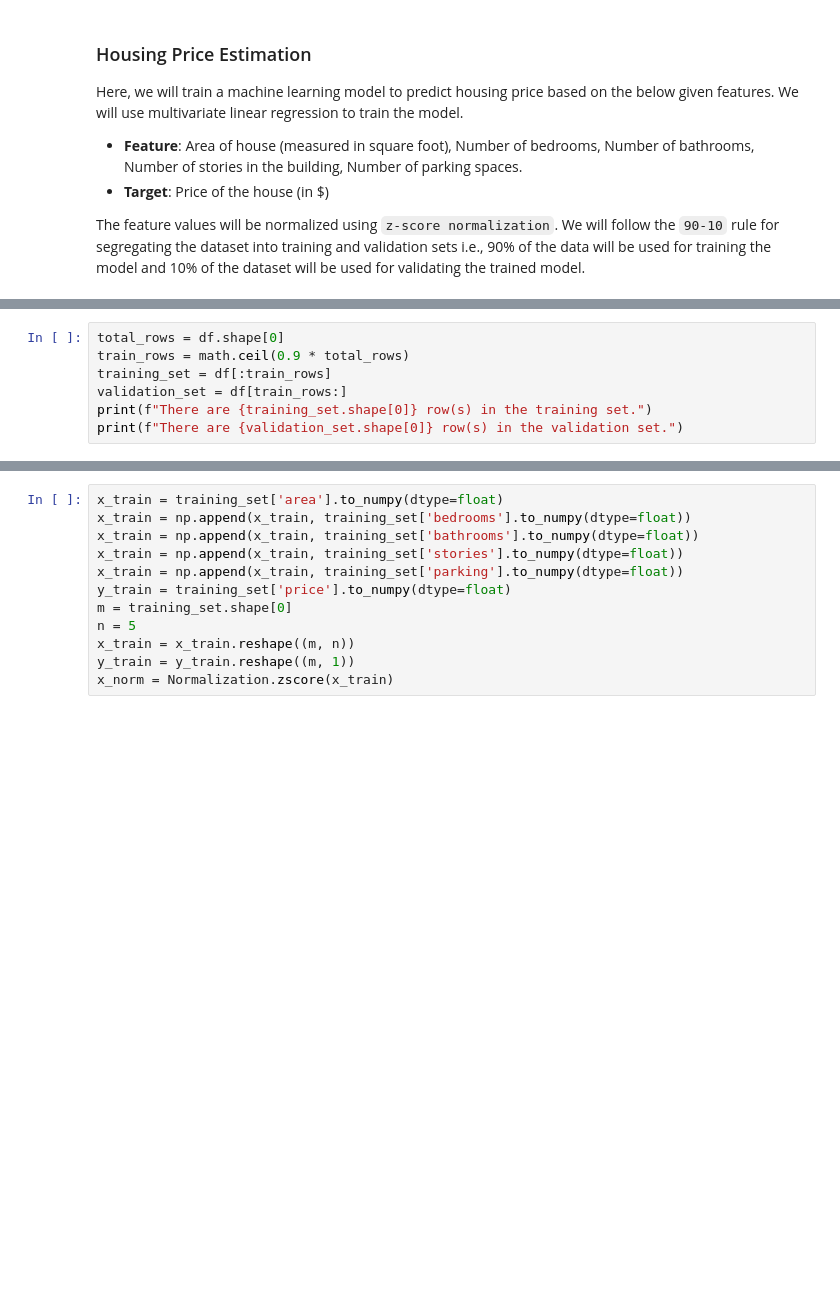
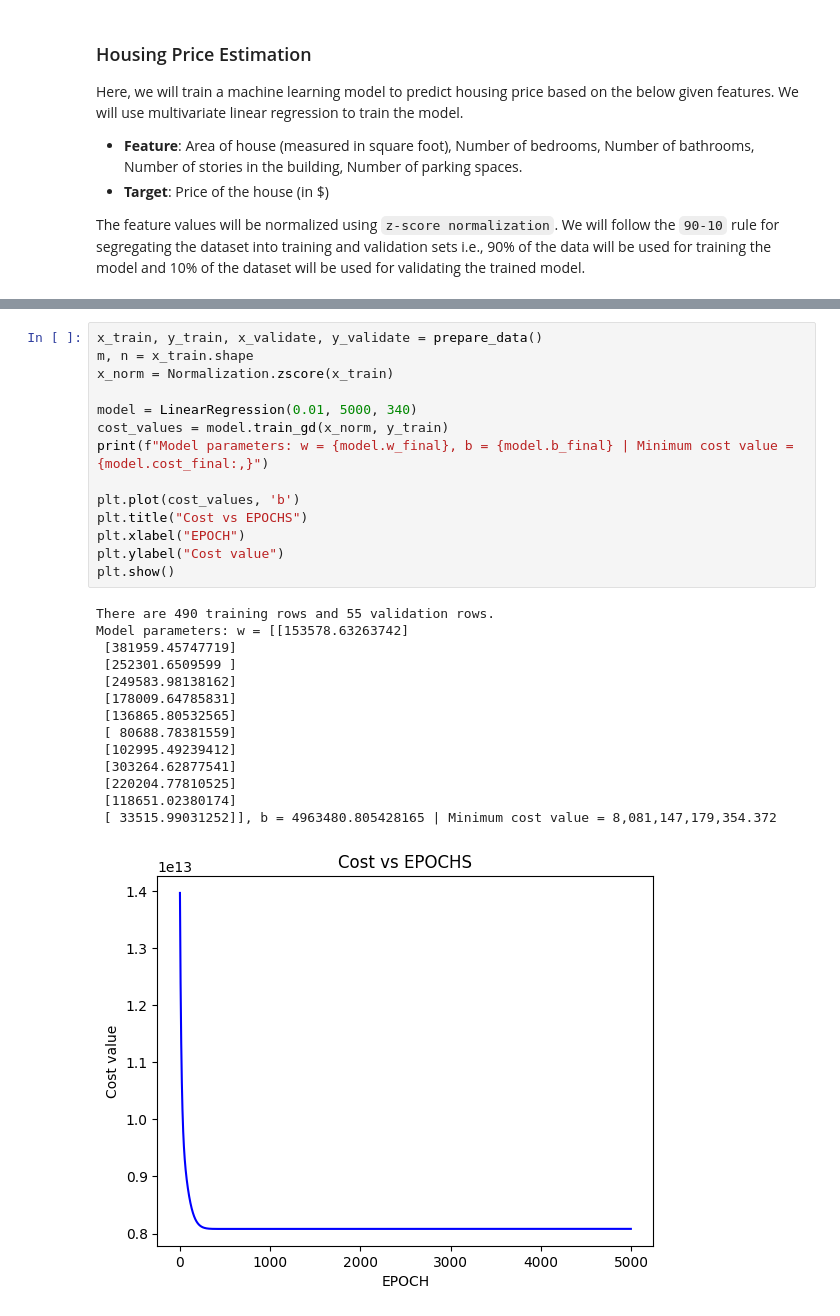
Before and after one commit to mkbworks/csen240, a Jupyter notebook: housing_price_multivariate.ipynb, the cells around one changed output, grey strips where cells are left out. Drawn from its saved outputs; the diff is of its cells as text; blank space fills up the shorter version.

```diff
--- a/housing_price_multivariate.ipynb
+++ b/housing_price_multivariate.ipynb
@@ -34,7 +16,0 @@ print(df.head())
-# %%
-total_rows = df.shape[0]
-train_rows = math.ceil(0.9 * total_rows)
-training_set = df[:train_rows]
-validation_set = df[train_rows:]
-print(f"There are {training_set.shape[0]} row(s) in the training set.")
-print(f"There are {validation_set.shape[0]} row(s) in the validation set.")
@@ -44,12 +63,29 @@ There are 54 row(s) in the validation set.
 # %%
-x_train = training_set['area'].to_numpy(dtype=float)
-x_train = np.append(x_train, training_set['bedrooms'].to_numpy(dtype=float))
-x_train = np.append(x_train, training_set['bathrooms'].to_numpy(dtype=float))
-x_train = np.append(x_train, training_set['stories'].to_numpy(dtype=float))
-x_train = np.append(x_train, training_set['parking'].to_numpy(dtype=float))
-y_train = training_set['price'].to_numpy(dtype=float)
-m = training_set.shape[0]
-n = 5
-x_train = x_train.reshape((m, n))
-y_train = y_train.reshape((m, 1))
+x_train, y_train, x_validate, y_validate = prepare_data()
+m, n = x_train.shape
 x_norm = Normalization.zscore(x_train)
+
+model = LinearRegression(0.01, 5000, 340)
+cost_values = model.train_gd(x_norm, y_train)
+print(f"Model parameters: w = {model.w_final}, b = {model.b_final} | Minimum cost value = {model.cost_final:,}")
+
+plt.plot(cost_values, 'b')
+plt.title("Cost vs EPOCHS")
+plt.xlabel("EPOCH")
+plt.ylabel("Cost value")
+plt.show()
+# %% [output]
+There are 490 training rows and 55 validation rows.
+Model parameters: w = [[153578.63263742]
+ [381959.45747719]
+ [252301.6509599 ]
+ [249583.98138162]
+ [178009.64785831]
+ [136865.80532565]
+ [ 80688.78381559]
+ [102995.49239412]
+ [303264.62877541]
+ [220204.77810525]
+ [118651.02380174]
+ [ 33515.99031252]], b = 4963480.805428165 | Minimum cost value = 8,081,147,179,354.372
+[figure, added]
```
Also changed, not shown: parts of 6 cells of this notebook, 2 other files.
